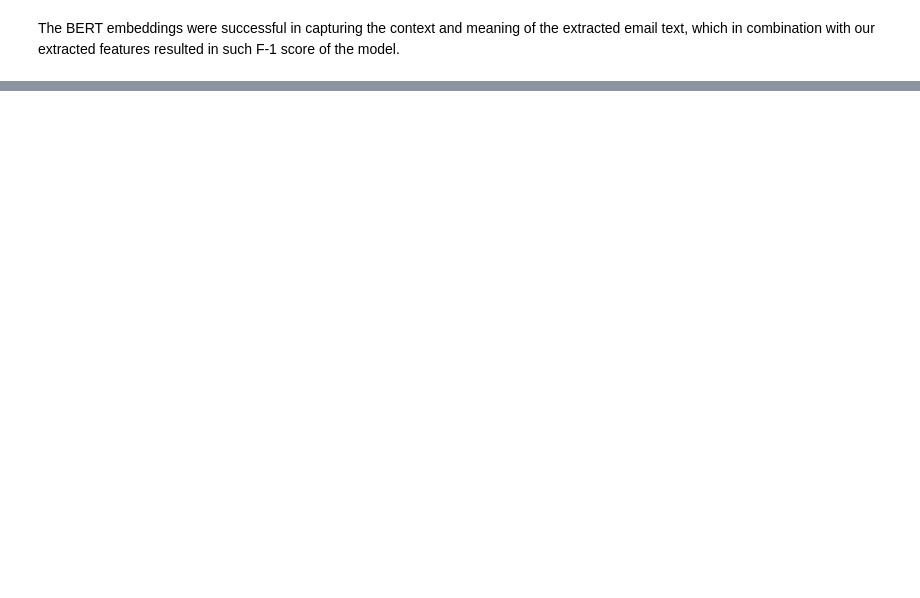
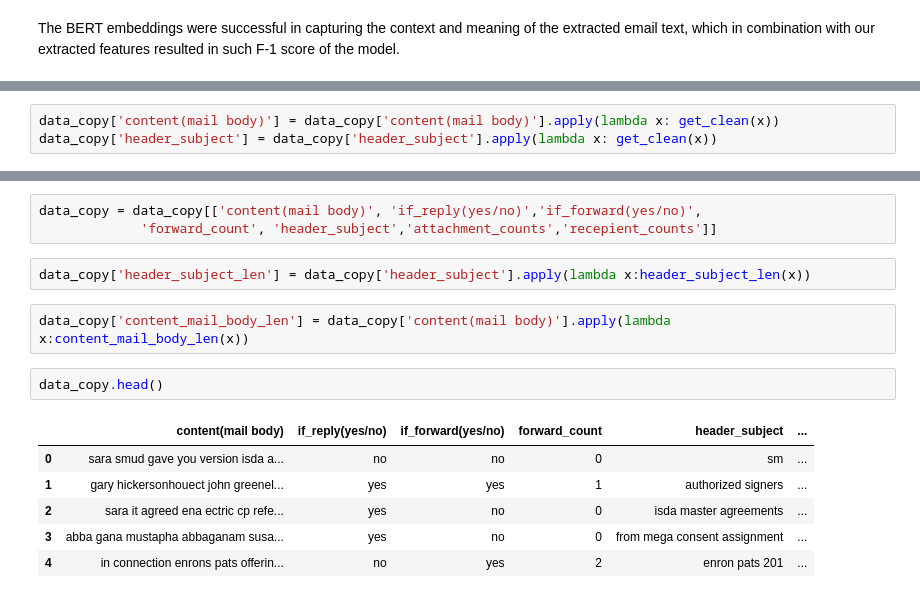
Before and after one commit to anurag0308/Email_reply_prediciton, a Jupyter notebook: Final.ipynb, the cells around one changed output, grey strips where cells are left out. Drawn from its saved outputs; the diff is of its cells as text; blank space fills up the shorter version.

```diff
--- a/Final.ipynb
+++ b/Final.ipynb
@@ -642,0 +657,3 @@ The BERT embeddings were successful in capturing the context and meaning of the
+# %%
+data_copy['content(mail body)'] = data_copy['content(mail body)'].apply(lambda x: get_clean(x))
+data_copy['header_subject'] = data_copy['header_subject'].apply(lambda x: get_clean(x))
@@ -642,0 +669,16 @@ The BERT embeddings were successful in capturing the context and meaning of the
+# %%
+data_copy = data_copy[['content(mail body)', 'if_reply(yes/no)','if_forward(yes/no)',
+             'forward_count', 'header_subject','attachment_counts','recepient_counts']]
+# %%
+data_copy['header_subject_len'] = data_copy['header_subject'].apply(lambda x:header_subject_len(x))
+# %%
+data_copy['content_mail_body_len'] = data_copy['content(mail body)'].apply(lambda x:content_mail_body_len(x))
+# %%
+data_copy.head()
+# %% [output]
+|  | content(mail body) | if_reply(yes/no) | if_forward(yes/no) | forward_count | header_subject | ... |
+| 0 | sara smud gave you version isda a... | no | no | 0 | sm | ... |
+| 1 | gary hickersonhouect john greenel... | yes | yes | 1 | authorized signers | ... |
+| 2 | sara it agreed ena ectric cp refe... | yes | no | 0 | isda master agreements | ... |
+| 3 | abba gana mustapha abbaganam susa... | yes | no | 0 | from mega consent assignment | ... |
+| 4 | in connection enrons pats offerin... | no | yes | 2 | enron pats 201 | ... |
```
Also changed, not shown: parts of 34 cells of this notebook.
